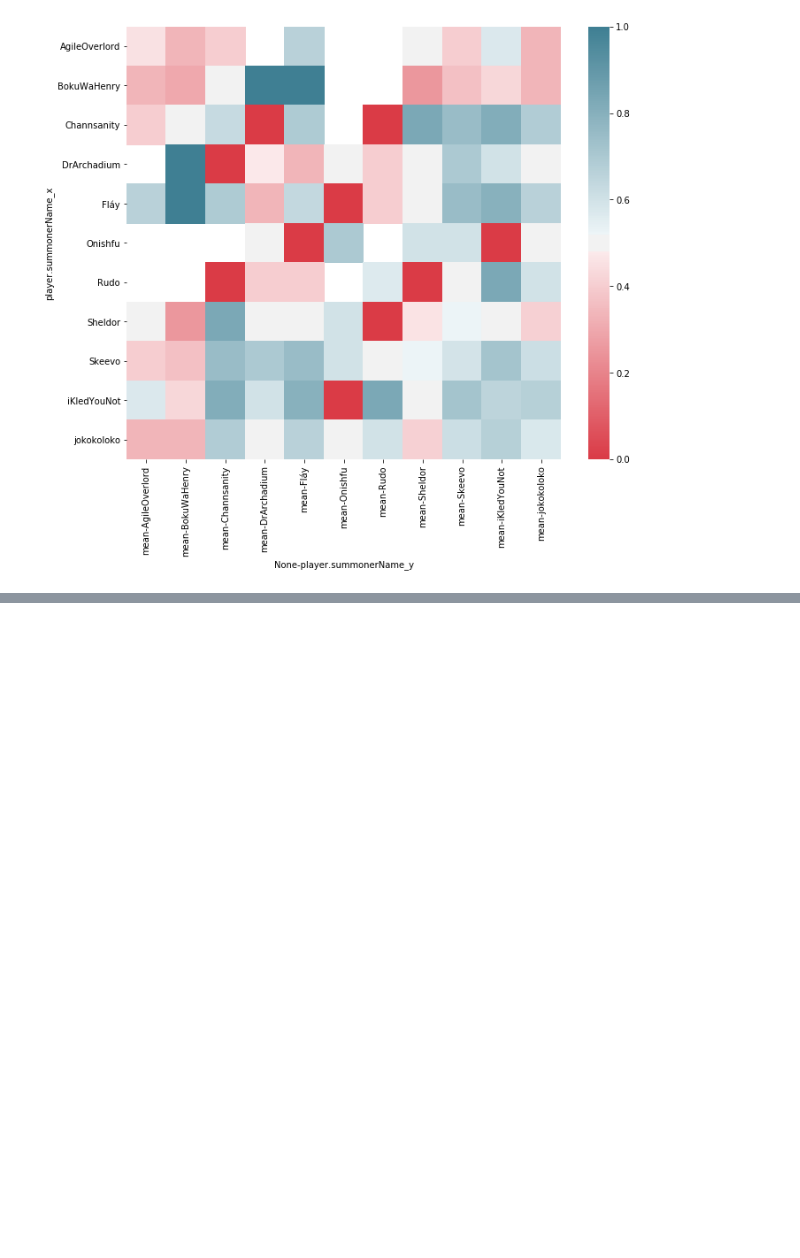
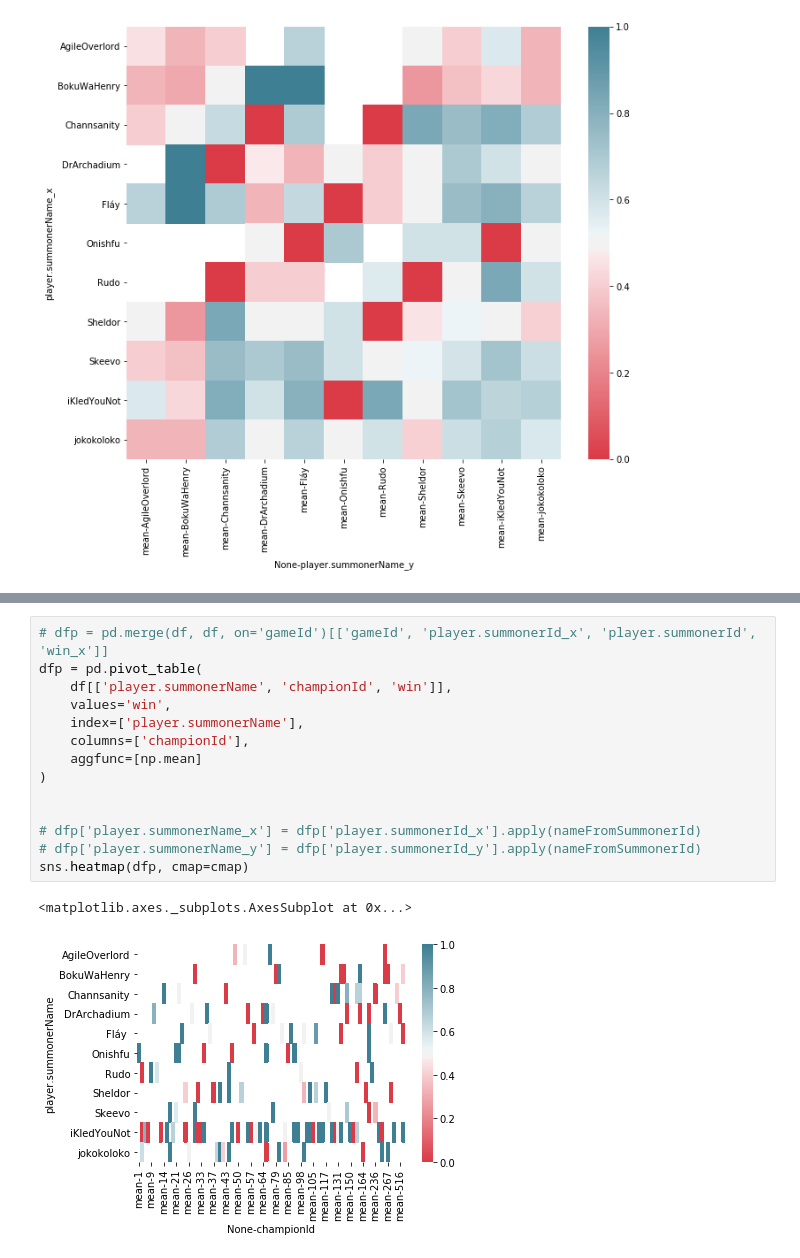
Before and after one commit to itozapata/league-notebooks, a Jupyter notebook: Win Rate Heatmap.ipynb, the cells around one changed output, grey strips where cells are left out. Saved outputs shown, nothing was run; the diff lists cells and outputs as text; blank space fills up the shorter version.

```diff
--- a/Win Rate Heatmap.ipynb
+++ b/Win Rate Heatmap.ipynb
@@ -194,0 +219,17 @@ sns.heatmap(win_rate_pivot_table, cmap=cmap)
+# %%
+# dfp = pd.merge(df, df, on='gameId')[['gameId', 'player.summonerId_x', 'player.summonerId', 'win_x']]
+dfp = pd.pivot_table(
+    df[['player.summonerName', 'championId', 'win']],
+    values='win',
+    index=['player.summonerName'],
+    columns=['championId'],
+    aggfunc=[np.mean]
+)
+
+
+# dfp['player.summonerName_x'] = dfp['player.summonerId_x'].apply(nameFromSummonerId)
+# dfp['player.summonerName_y'] = dfp['player.summonerId_y'].apply(nameFromSummonerId)
+sns.heatmap(dfp, cmap=cmap)
+# %% [output]
+<matplotlib.axes._subplots.AxesSubplot at 0x...>
+[figure, added]
```
Also changed, not shown: parts of 10 cells of this notebook, 1 other file.
